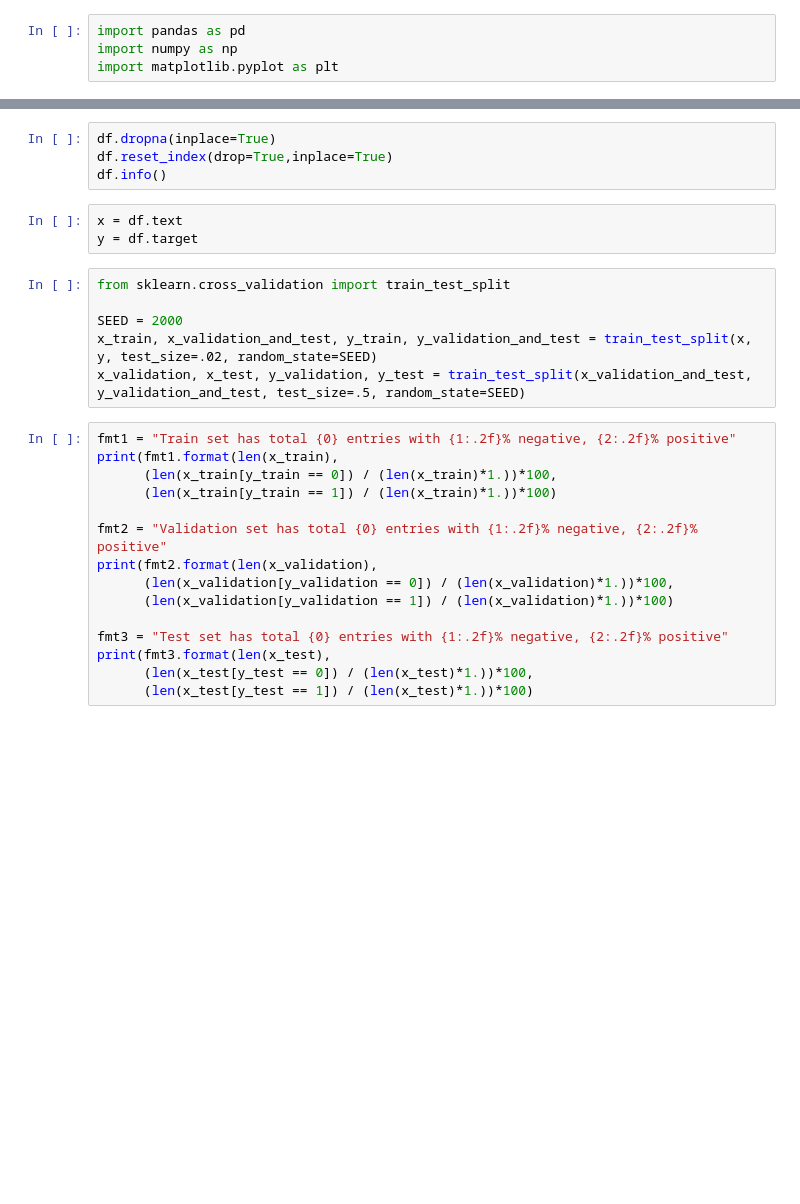
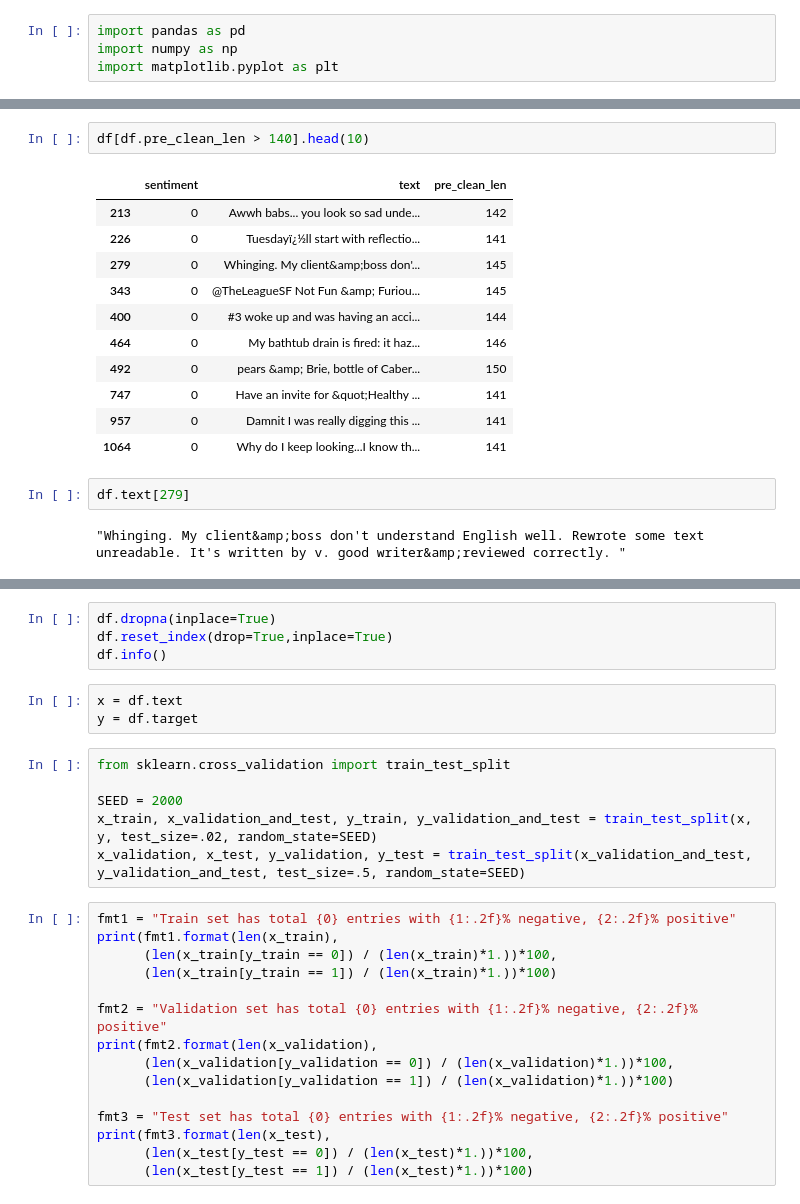
Before and after one commit to dpalominop/AdvacedSentimentAnalysis, a Jupyter notebook: model/cnn_word2vec.ipynb, the cells around one changed output, grey strips where cells are left out. Saved outputs shown, nothing was run; the diff lists cells and outputs as text; blank space fills up the shorter version.

```diff
--- a/model/cnn_word2vec.ipynb
+++ b/model/cnn_word2vec.ipynb
@@ -4,0 +145,18 @@ import matplotlib.pyplot as plt
+# %%
+df[df.pre_clean_len > 140].head(10)
+# %% [output]
+|  | sentiment | text | pre_clean_len |
+| 213 | 0 | Awwh babs... you look so sad unde... | 142 |
+| 226 | 0 | Tuesdayï¿½ll start with reflectio... | 141 |
+| 279 | 0 | Whinging. My client&amp;boss don'... | 145 |
+| 343 | 0 | @TheLeagueSF Not Fun &amp; Furiou... | 145 |
+| 400 | 0 | #3 woke up and was having an acci... | 144 |
+| 464 | 0 | My bathtub drain is fired: it haz... | 146 |
+| 492 | 0 | pears &amp; Brie, bottle of Caber... | 150 |
+| 747 | 0 | Have an invite for &quot;Healthy ... | 141 |
+| 957 | 0 | Damnit I was really digging this ... | 141 |
+| 1064 | 0 | Why do I keep looking...I know th... | 141 |
+# %%
+df.text[279]
+# %% [output]
+"Whinging. My client&amp;boss don't understand English well. Rewrote some text unreadable. It's written by v. good writer&amp;reviewed correctly. "
```
Also changed, not shown: parts of 47 cells of this notebook, 3 other files.
